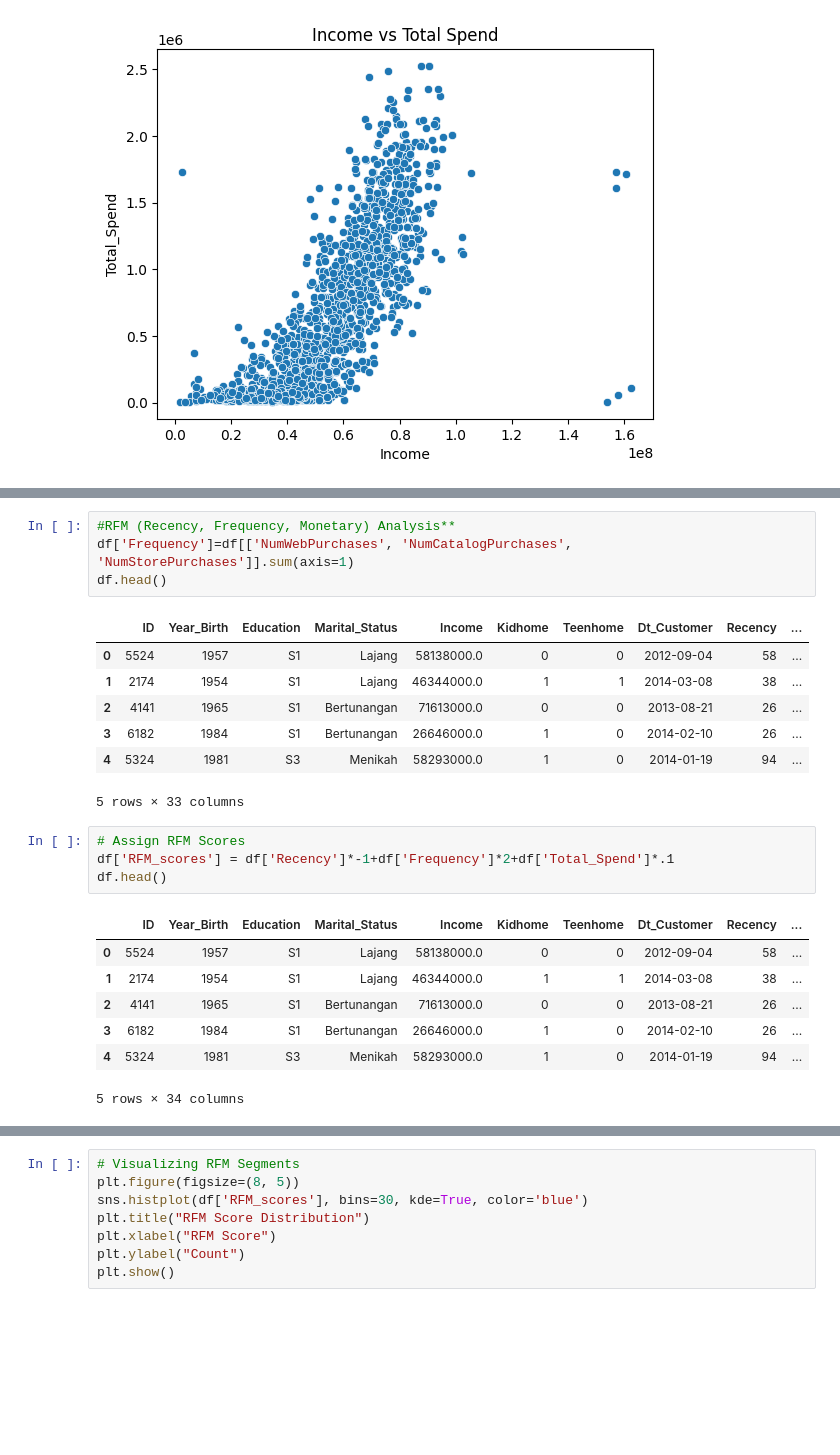
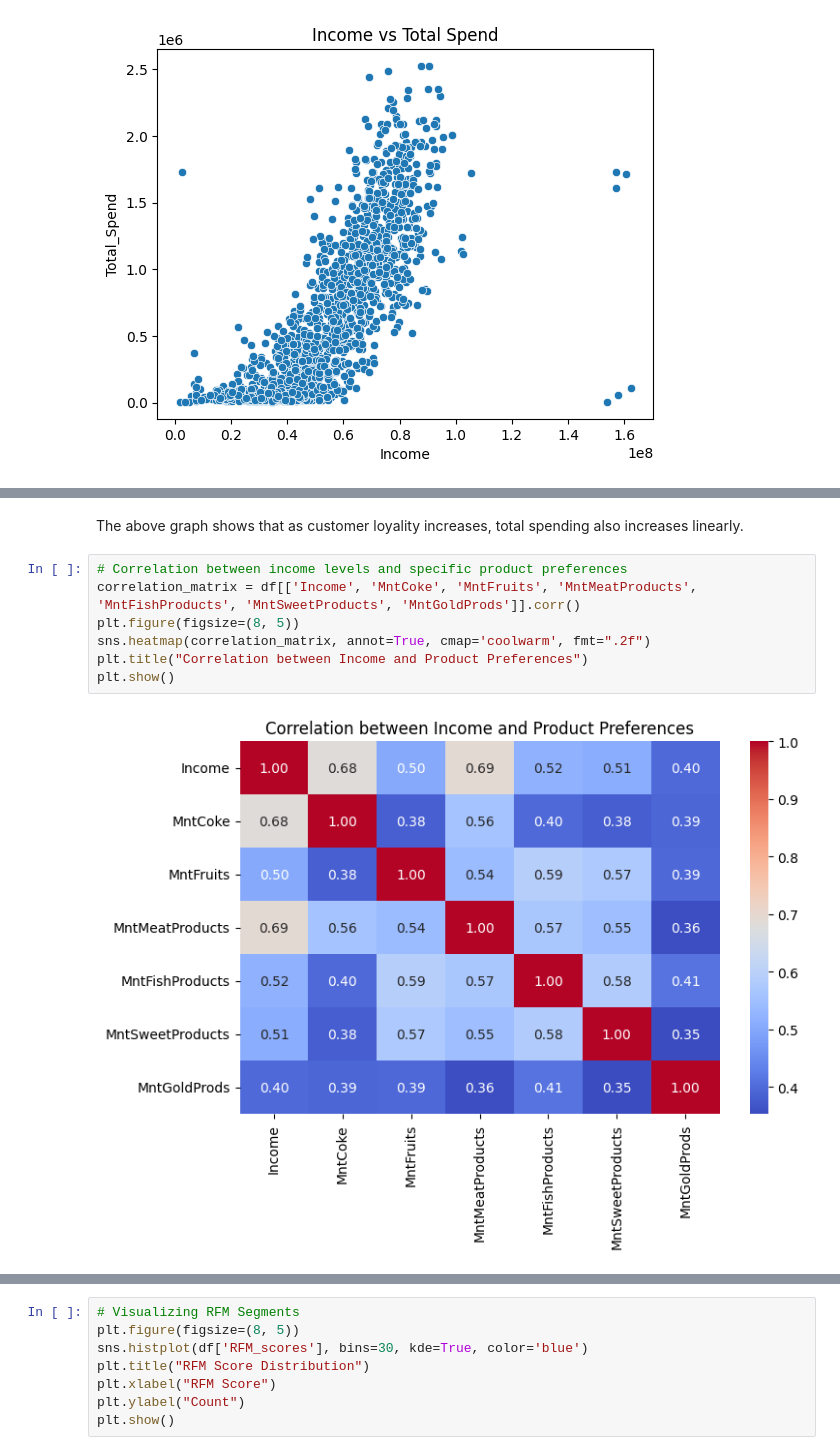
Before and after one commit to gowthamav007/sample-customer-analysis, a Jupyter notebook: Customer_Analysis.ipynb, the cells around one changed output, grey strips where cells are left out. Cells and saved outputs as stored; diff of their text form; blank space fills up the shorter version.

```diff
--- a/Customer_Analysis.ipynb
+++ b/Customer_Analysis.ipynb
@@ -384,24 +406,11 @@ plt.show()
-# %%
-#RFM (Recency, Frequency, Monetary) Analysis**
-df['Frequency']=df[['NumWebPurchases', 'NumCatalogPurchases', 'NumStorePurchases']].sum(axis=1)
-df.head()
-# %% [output]
-|  | ID | Year_Birth | Education | Marital_Status | Income | Kidhome | Teenhome | Dt_Customer | Recency | ... |
-| 0 | 5524 | 1957 | S1 | Lajang | 58138000.0 | 0 | 0 | 2012-09-04 | 58 | ... |
-| 1 | 2174 | 1954 | S1 | Lajang | 46344000.0 | 1 | 1 | 2014-03-08 | 38 | ... |
-| 2 | 4141 | 1965 | S1 | Bertunangan | 71613000.0 | 0 | 0 | 2013-08-21 | 26 | ... |
-| 3 | 6182 | 1984 | S1 | Bertunangan | 26646000.0 | 1 | 0 | 2014-02-10 | 26 | ... |
-| 4 | 5324 | 1981 | S3 | Menikah | 58293000.0 | 1 | 0 | 2014-01-19 | 94 | ... |
-5 rows × 33 columns
-# %%
-# Assign RFM Scores
-df['RFM_scores'] = df['Recency']*-1+df['Frequency']*2+df['Total_Spend']*.1
-df.head()
-# %% [output]
-|  | ID | Year_Birth | Education | Marital_Status | Income | Kidhome | Teenhome | Dt_Customer | Recency | ... |
-| 0 | 5524 | 1957 | S1 | Lajang | 58138000.0 | 0 | 0 | 2012-09-04 | 58 | ... |
-| 1 | 2174 | 1954 | S1 | Lajang | 46344000.0 | 1 | 1 | 2014-03-08 | 38 | ... |
-| 2 | 4141 | 1965 | S1 | Bertunangan | 71613000.0 | 0 | 0 | 2013-08-21 | 26 | ... |
-| 3 | 6182 | 1984 | S1 | Bertunangan | 26646000.0 | 1 | 0 | 2014-02-10 | 26 | ... |
-| 4 | 5324 | 1981 | S3 | Menikah | 58293000.0 | 1 | 0 | 2014-01-19 | 94 | ... |
-5 rows × 34 columns
+# %% [markdown]
+The above graph shows that as customer loyality increases, total spending also increases linearly.
+# %%
+# Correlation between income levels and specific product preferences
+correlation_matrix = df[['Income', 'MntCoke', 'MntFruits', 'MntMeatProducts', 'MntFishProducts', 'MntSweetProducts', 'MntGoldProds']].corr()
+plt.figure(figsize=(8, 5))
+sns.heatmap(correlation_matrix, annot=True, cmap='coolwarm', fmt=".2f")
+plt.title("Correlation between Income and Product Preferences")
+plt.show()
+# %% [output]
+[figure, added]
```
Also changed, not shown: parts of 23 cells of this notebook.
